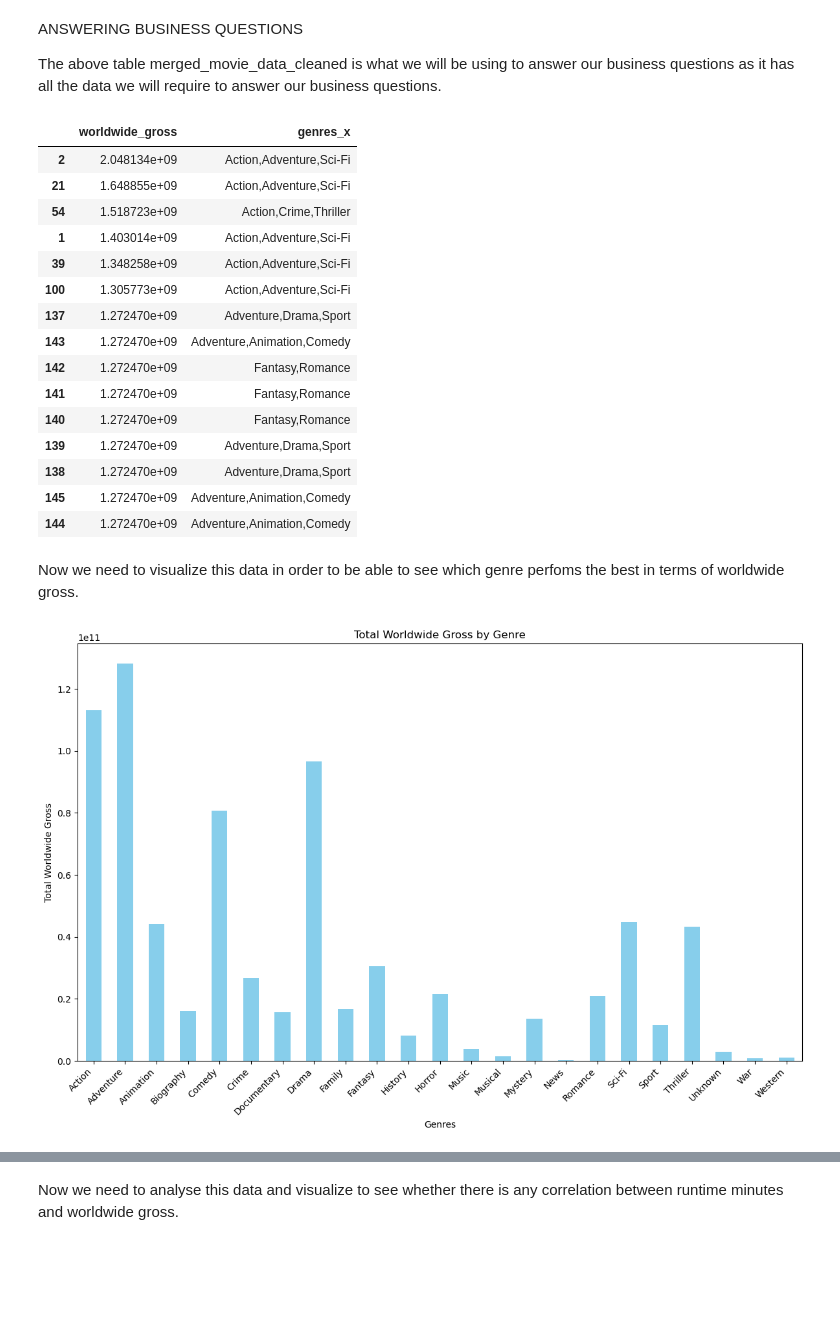
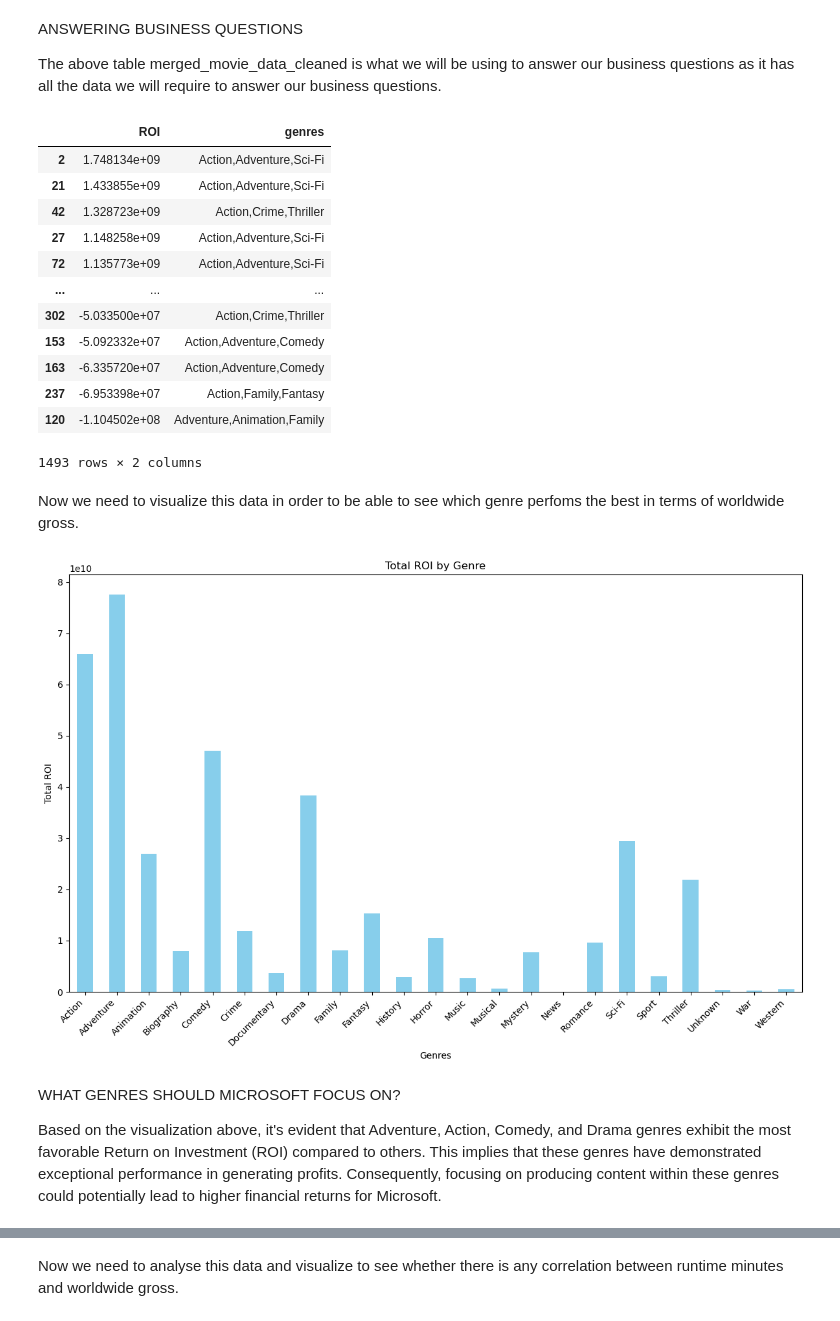
Before and after one commit to William-Itotia/dsc-phase-1-project-Microsoft-Analysis, a Jupyter notebook: student.ipynb, the cells around one changed output, grey strips where cells are left out. Drawn from its saved outputs; the diff is of its cells as text; code cells hidden in the pictures; blank space fills up the shorter version.

```diff
--- a/student.ipynb
+++ b/student.ipynb
@@ -423,6 +431,10 @@ merged_movie_data_cleaned = pd.merge(merged_movie_data_cleaned, merged_imdb[['pr
 # Drop the 'primary_title' column as it's no longer needed
 merged_movie_data_cleaned.drop('primary_title', axis=1, inplace=True)
 
+# Add new column called ROI
+merged_movie_data_cleaned['ROI'] = merged_movie_data_cleaned['worldwide_gross'] - merged_movie_data_cleaned['production_budget']
+
+
 # Display the updated DataFrame
-# merged_movie_data_cleaned
+merged_movie_data_cleaned
 # %% [output]
@@ -442,4 +453,0 @@ merged_movie_data_cleaned.drop('primary_title', axis=1, inplace=True)
-# %%
-# Drop the duplicate columns
-merged_movie_data_cleaned.drop(['genres_y', 'runtime_minutes_y'], axis=1, inplace=True)
-merged_movie_data_cleaned
@@ -465,50 +459,51 @@ has all the data we will require to answer our business questions.
 # %%
 #What genre should Microsoft focus on
 
-#Display only worldwide gross and genre, display worldwide gross in descending order to find the best performing runtime minutes
-subset_genre_performance = merged_movie_data_cleaned[['worldwide_gross', 'genres_x']].sort_values(by='worldwide_gross', ascending=False)
-subset_genre_performance.head(15)
+#Display only ROI and genre, display ROI in descending order to find the best performing runtime minutes
+subset_genre_performance = merged_movie_data_cleaned[['ROI', 'genres']].sort_values(by='ROI', ascending=False)
+subset_genre_performance
 # %% [output]
-|  | worldwide_gross | genres_x |
-| 2 | 2.048134e+09 | Action,Adventure,Sci-Fi |
-| 21 | 1.648855e+09 | Action,Adventure,Sci-Fi |
-| 54 | 1.518723e+09 | Action,Crime,Thriller |
-| 1 | 1.403014e+09 | Action,Adventure,Sci-Fi |
-| 39 | 1.348258e+09 | Action,Adventure,Sci-Fi |
-| 100 | 1.305773e+09 | Action,Adventure,Sci-Fi |
-| 137 | 1.272470e+09 | Adventure,Drama,Sport |
-| 143 | 1.272470e+09 | Adventure,Animation,Comedy |
-| 142 | 1.272470e+09 | Fantasy,Romance |
-| 141 | 1.272470e+09 | Fantasy,Romance |
-| 140 | 1.272470e+09 | Fantasy,Romance |
-| 139 | 1.272470e+09 | Adventure,Drama,Sport |
-| 138 | 1.272470e+09 | Adventure,Drama,Sport |
-| 145 | 1.272470e+09 | Adventure,Animation,Comedy |
-| 144 | 1.272470e+09 | Adventure,Animation,Comedy |
+|  | ROI | genres |
+| 2 | 1.748134e+09 | Action,Adventure,Sci-Fi |
+| 21 | 1.433855e+09 | Action,Adventure,Sci-Fi |
+| 42 | 1.328723e+09 | Action,Crime,Thriller |
+| 27 | 1.148258e+09 | Action,Adventure,Sci-Fi |
+| 72 | 1.135773e+09 | Action,Adventure,Sci-Fi |
+| ... | ... | ... |
+| 302 | -5.033500e+07 | Action,Crime,Thriller |
+| 153 | -5.092332e+07 | Action,Adventure,Comedy |
+| 163 | -6.335720e+07 | Action,Adventure,Comedy |
+| 237 | -6.953398e+07 | Action,Family,Fantasy |
+| 120 | -1.104502e+08 | Adventure,Animation,Family |
+1493 rows × 2 columns
 # %% [markdown]
 Now we need to visualize this data in order to be able to see which genre perfoms the best in terms of
 worldwide gross.
 # %%
 #To visualize this data we need to:
 # Step 1: Splitting genres into individual rows
-subset_genre_performance['genres_x'] = subset_genre_performance['genres_x'].str.split(',')
+subset_genre_performance['genres'] = subset_genre_performance['genres'].str.split(',')
 
 # Explode the DataFrame so that each genre gets its own row
-subset_genre_performance_exploded = subset_genre_performance.explode('genres_x')
+subset_genre_performance_exploded = subset_genre_performance.explode('genres')
 
 # Step 2: Grouping by genre and calculating the total worldwide gross
-genre_total_gross = subset_genre_performance_exploded.groupby('genres_x')['worldwide_gross'].sum()
+genre_total_gross = subset_genre_performance_exploded.groupby('genres')['ROI'].sum()
 
 # Step 3: Plotting the grouped bar chart
 plt.figure(figsize=(12, 8))
 genre_total_gross.plot(kind='bar', color='skyblue')
 plt.xlabel('Genres')
-plt.ylabel('Total Worldwide Gross')
-plt.title('Total Worldwide Gross by Genre')
+plt.ylabel('Total ROI')
+plt.title('Total ROI by Genre')
 plt.xticks(rotation=45, ha='right')  # Rotate x-axis labels for better readability
 plt.tight_layout()
 plt.show()
 # %% [output]
-[figure, old version]
+[figure, new version]
+# %% [markdown]
+WHAT GENRES SHOULD MICROSOFT FOCUS ON?
+
+Based on the visualization above, it's evident that Adventure, Action, Comedy, and Drama genres exhibit the most favorable Return on Investment (ROI) compared to others. This implies that these genres have demonstrated exceptional performance in generating profits. Consequently, focusing on producing content within these genres could potentially lead to higher financial returns for Microsoft.
 # %%
 #How long should movies be?
```
Also changed, not shown: parts of 16 cells of this notebook.
